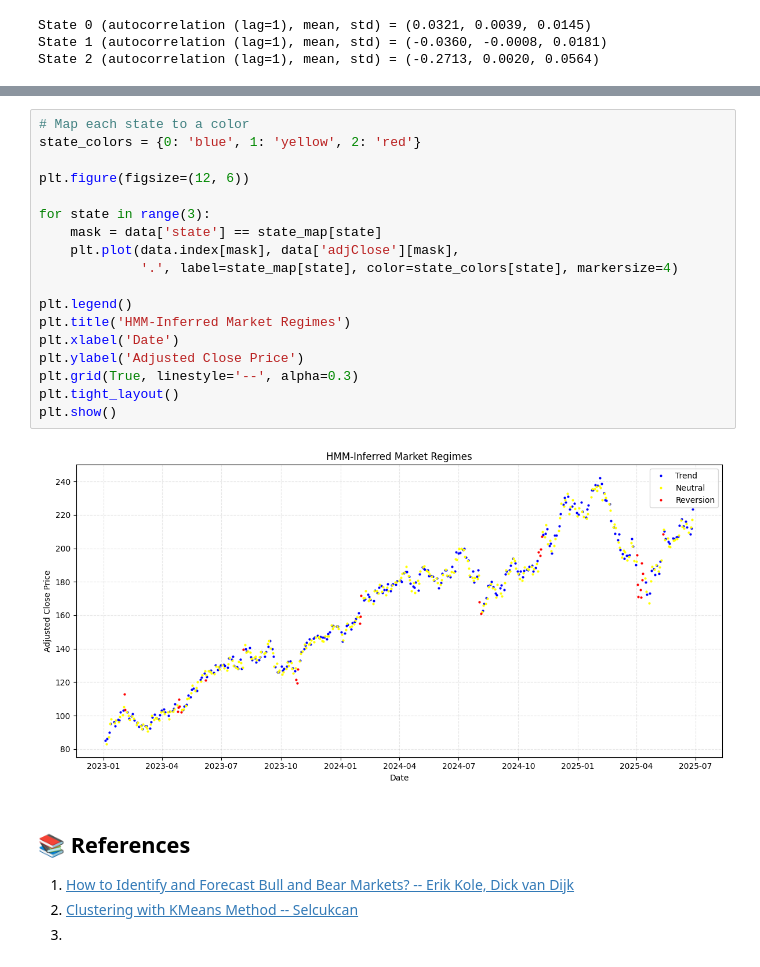
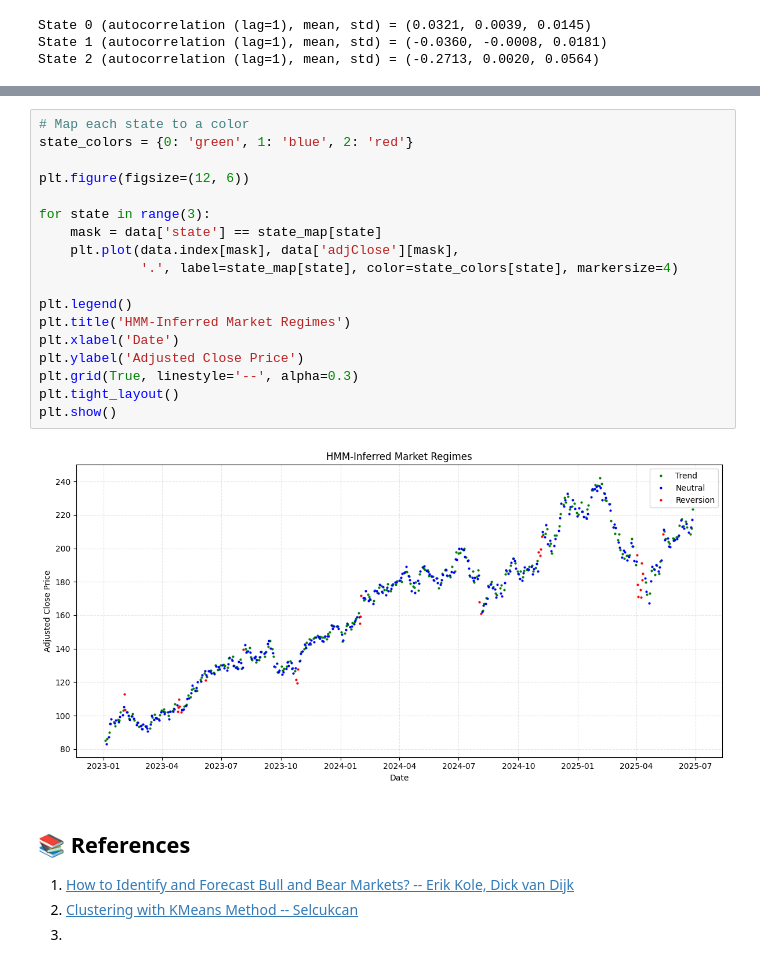
Before and after one commit to Lawrence2005/Finovax-Quantitative-Researcher-Internship-Summer-2025, a Jupyter notebook: Market-Regime-Detection-via-Markov-Model-Week2/explorations.ipynb, the cells around one changed output, grey strips where cells are left out. Drawn from its saved outputs; the diff is of its cells as text.

```diff
--- a/Market-Regime-Detection-via-Markov-Model-Week2/explorations.ipynb
+++ b/Market-Regime-Detection-via-Markov-Model-Week2/explorations.ipynb
@@ -377,24 +377,24 @@ data.head()
 | 2025-06-23 | 209.790 | 210.390 | 207.3101 | 208.47 | 37311725 | 208.47 | -0.005835 | 0.012674 | 0.573381 | 0.408317 | ... |
 # %%
 # Map each state to a color
-state_colors = {0: 'blue', 1: 'yellow', 2: 'red'}
+state_colors = {0: 'green', 1: 'blue', 2: 'red'}
 
 plt.figure(figsize=(12, 6))
 
 for state in range(3):
     mask = data['state'] == state_map[state]
     plt.plot(data.index[mask], data['adjClose'][mask],
              '.', label=state_map[state], color=state_colors[state], markersize=4)
 
 plt.legend()
 plt.title('HMM-Inferred Market Regimes')
 plt.xlabel('Date')
 plt.ylabel('Adjusted Close Price')
 plt.grid(True, linestyle='--', alpha=0.3)
 plt.tight_layout()
 plt.show()
 # %% [output]
-[figure, old version]
+[figure, new version]
 # %% [markdown]
 ## 📚 References
 1. [How to Identify and Forecast Bull and Bear Markets? -- Erik Kole, Dick van Dijk](https://repub.eur.nl/pub/41558/ERS-2013-016-F&A.pdf)
```
